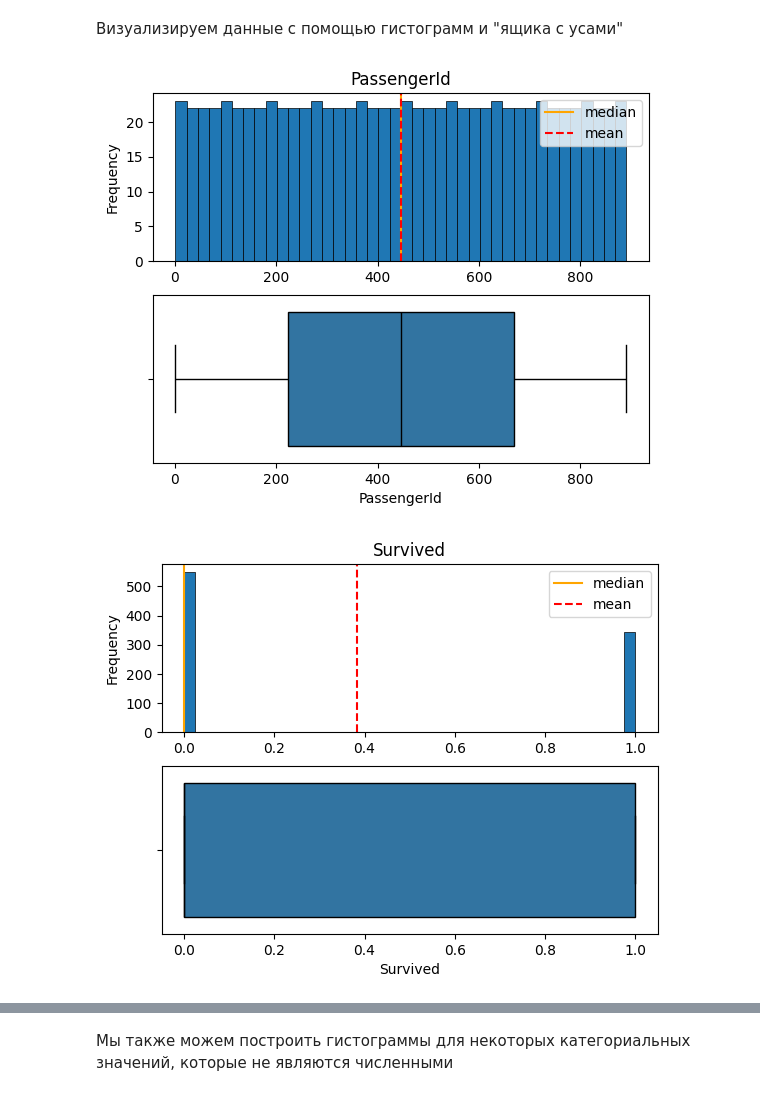
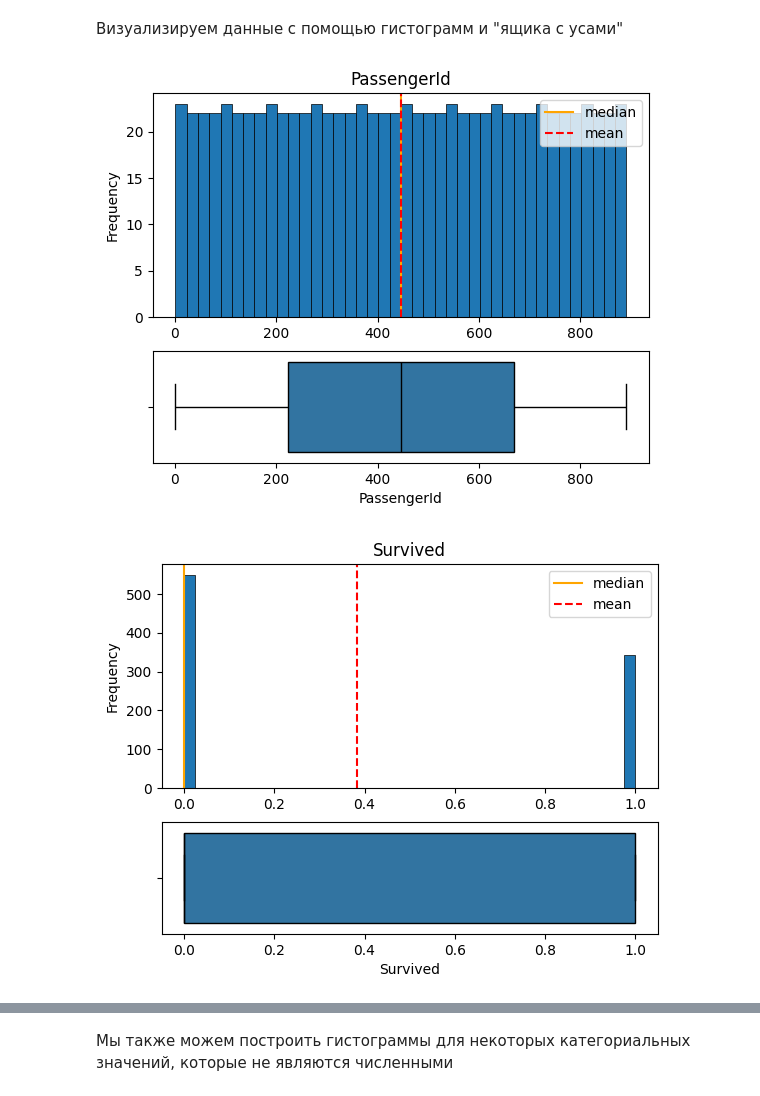
Before and after one commit to VenerinnaWolf/learning-airflow, a Jupyter notebook: python_tasks/combined/combined.ipynb, the cells around one changed output, grey strips where cells are left out. Cells and saved outputs as stored; diff of their text form; code cells hidden in the pictures.

```diff
--- a/python_tasks/combined/combined.ipynb
+++ b/python_tasks/combined/combined.ipynb
@@ -122,15 +122,15 @@ Index(['PassengerId', 'Survived', 'Pclass', 'Age', 'SibSp', 'Parch', 'Fare'], dt
 Визуализируем данные с помощью гистограмм и "ящика с усами"
 # %%
 for col in numeric_cols:
-    fig, axes = plt.subplots(2, 1)  # поле для двух графиков
+    fig, axes = plt.subplots(2, 1, gridspec_kw={'height_ratios': [2, 1]})  # поле для двух графиков
     hist = df[col].plot(kind='hist', bins=40, edgecolor='k', linewidth=0.5, title=col, ax=axes[0])  # гистограмма
     median_line = hist.axvline(df[col].median(), color='orange', label='median')  # линия медианы на гистограмме
     mean_line = hist.axvline(df[col].mean(), color='r', label='mean', linestyle='dashed')  # линия среднего на гистограмме
     hist.legend(handles=[median_line, mean_line])  # легенда на гистограмме
     box_plt = sns.boxplot(df[col], orient='h', linecolor='k', ax=axes[1])  # ящик с усами
     # box_plt = df[col].plot(kind='box', vert=False, ax=axes[1])  # два других способа нарисовать ящик с усами
     # box_plt = plt.boxplot(df[col], vert=False, widths=[0.9])
     plt.show()
 # %% [output]
-[figure, old version]
+[figure, new version]
-[figure, old version]
+[figure, new version]
```
Also changed, not shown: parts of 23 cells of this notebook.
